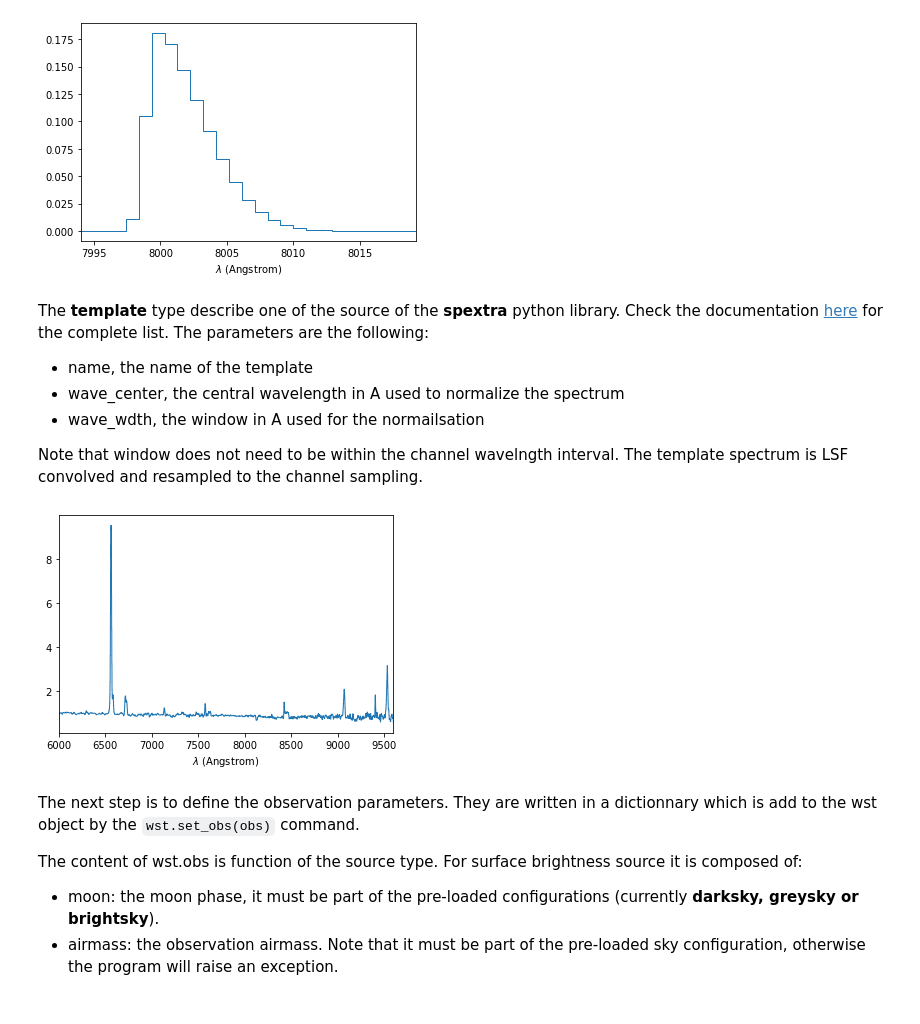
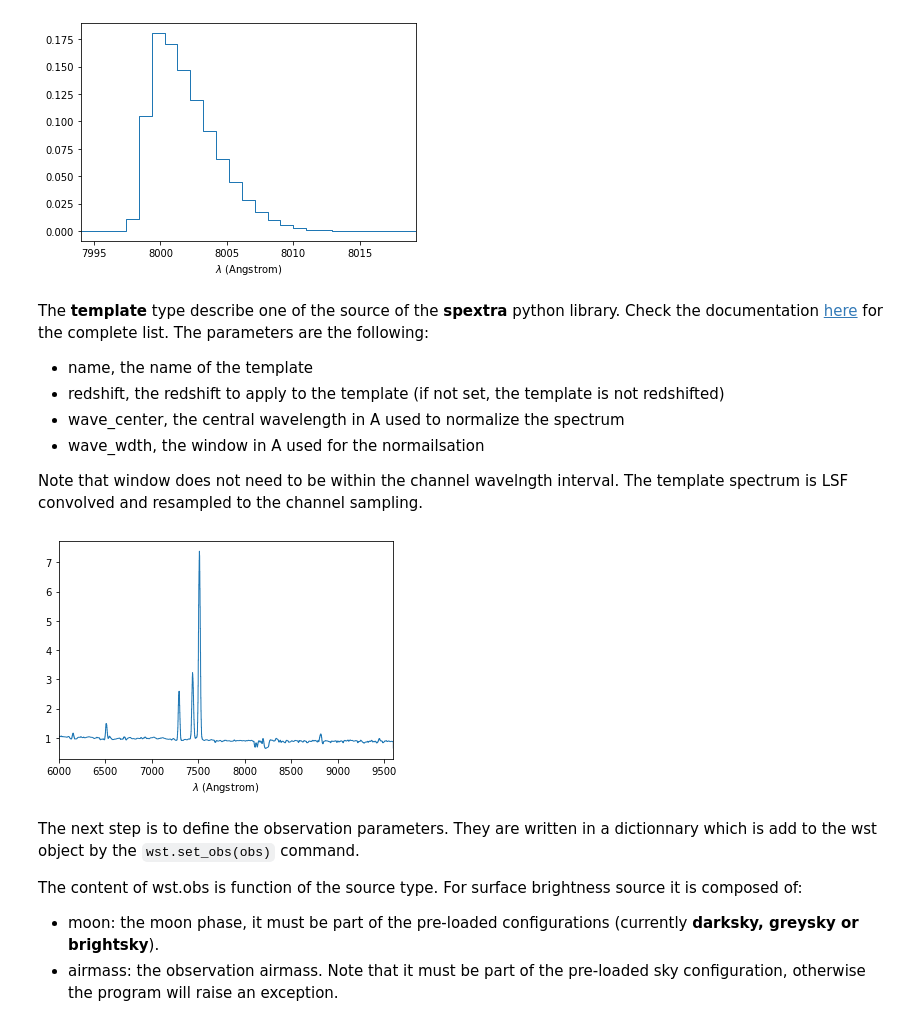
Before and after one commit to RolandBacon/pyetc, a Jupyter notebook: docs/tutorial.ipynb, the cells around one changed output. Drawn from its saved outputs; the diff is of its cells as text; code cells hidden in the pictures.

```diff
--- a/docs/tutorial.ipynb
+++ b/docs/tutorial.ipynb
@@ -15,5 +15,5 @@ from pyetc.etc import show_noise, get_seeing_fwhm
 We start by creating the wst object with `wst = WST()`. To get more or less message, it is possible to use
 `wst = WST(log='DEBUG')` or `wst = WST(log='WARNING')` to have less.
 # %%
-wst = WST(log='DEBUG')
+wst = WST(log='INFO')
 # %% [markdown]
@@ -181,19 +188,21 @@ The **template** type describe one of the source of the **spextra** python libra
 [here](https://spextra.readthedocs.io/en/latest/) for the complete list.
 The parameters are the following:
 - name, the name of the template
+- redshift, the redshift to apply to the template (if not set, the template is not redshifted)
 - wave_center, the central wavelength in A used to normalize the spectrum
 - wave_wdth, the window in A used for the normailsation
 
 Note that window does not need to be within the channel wavelngth interval.
 The template spectrum is LSF convolved and resampled to the channel sampling.
 # %%
+ifs = wst.ifs['red']
 wave,dw = 6000,500
-dspec = dict(type='template', name='kc96/starb1',
+dspec = dict(type='template', name='kc96/starb1', redshift=0.5,
              wave_center=wave, wave_width=dw)
 spec = wst.get_spec(ifs, dspec)
 spec.plot()
 # %% [output]
-[figure, old version]
+[figure, new version]
 # %% [markdown]
 The next step is to define the observation parameters. They are written in a dictionnary which is add to the wst object by the `wst.set_obs(obs)` command.
 
```
Also changed, not shown: parts of 8 cells of this notebook, 51 other files.
